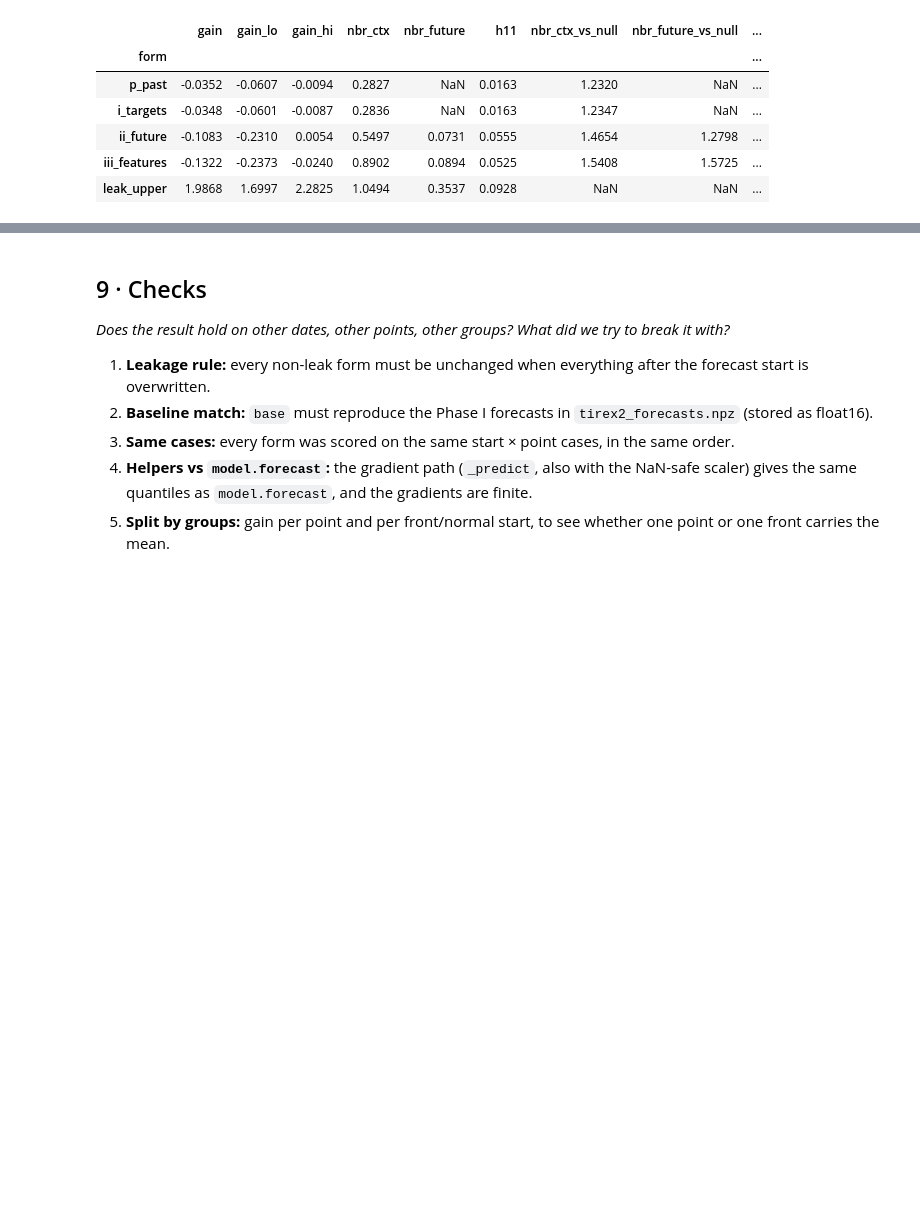
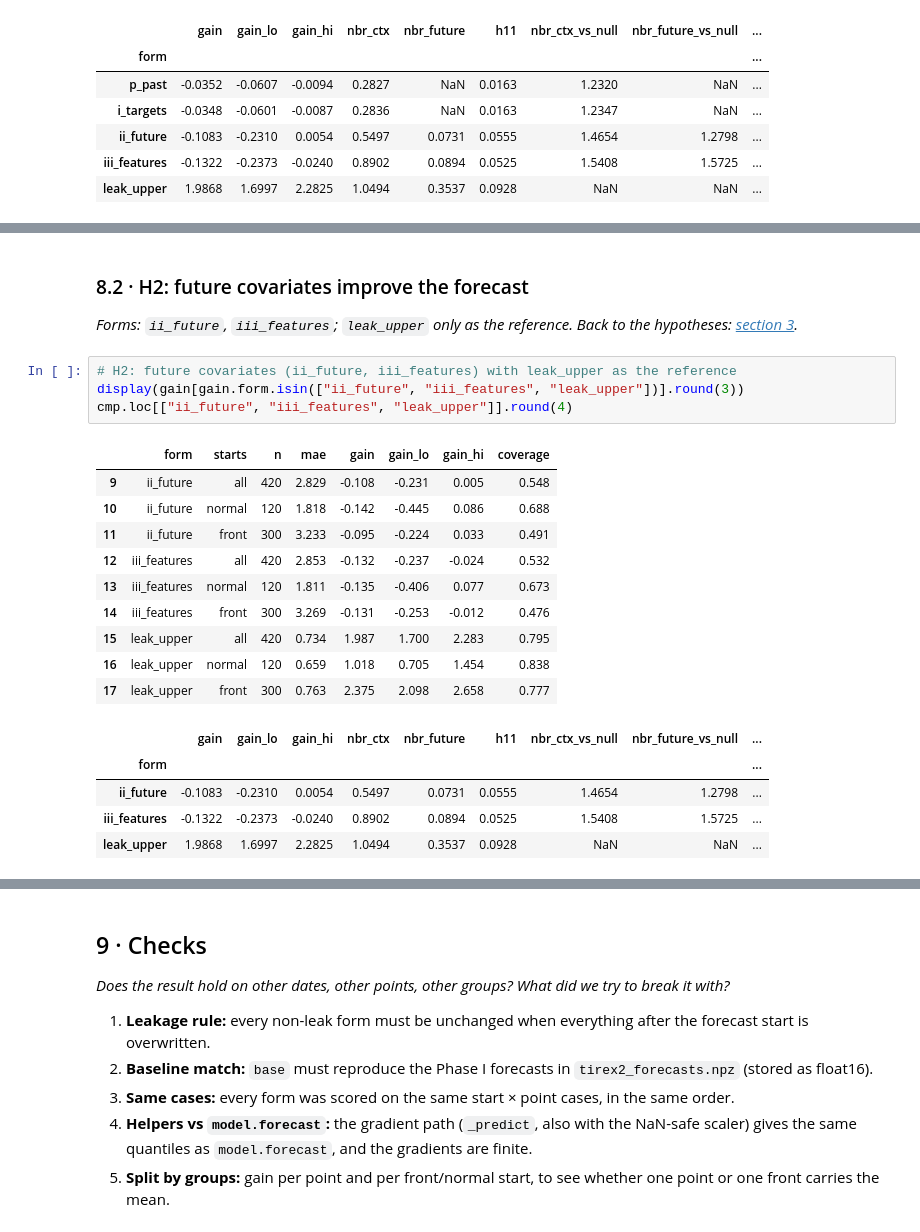
Before and after one commit to SandroMueller01/ai-vis-lab-2026, a Jupyter notebook: phase2-model-internals/pair-1/06_question_f.ipynb, the cells around one changed output, grey strips where cells are left out. Cells and saved outputs as stored; diff of their text form; blank space fills up the shorter version.

Commit message:
feat: question F, hypotheses H1 to H3 tested one after another, with verdicts and simpler code

```diff
--- a/phase2-model-internals/pair-1/06_question_f.ipynb
+++ b/phase2-model-internals/pair-1/06_question_f.ipynb
@@ -675,0 +749,25 @@ cmp.round(4)
+# %% [markdown]
+<a id="h2"></a>
+### 8.2 · H2: future covariates improve the forecast
+
+*Forms: `ii_future`, `iii_features`; `leak_upper` only as the reference. Back to the hypotheses: [section 3](#3-·-Hypothesis-and-what-would-count-as-an-answer).*
+# %%
+# H2: future covariates (ii_future, iii_features) with leak_upper as the reference
+display(gain[gain.form.isin(["ii_future", "iii_features", "leak_upper"])].round(3))
+cmp.loc[["ii_future", "iii_features", "leak_upper"]].round(4)
+# %% [output]
+|  | form | starts | n | mae | gain | gain_lo | gain_hi | coverage |
+| 9 | ii_future | all | 420 | 2.829 | -0.108 | -0.231 | 0.005 | 0.548 |
+| 10 | ii_future | normal | 120 | 1.818 | -0.142 | -0.445 | 0.086 | 0.688 |
+| 11 | ii_future | front | 300 | 3.233 | -0.095 | -0.224 | 0.033 | 0.491 |
+| 12 | iii_features | all | 420 | 2.853 | -0.132 | -0.237 | -0.024 | 0.532 |
+| 13 | iii_features | normal | 120 | 1.811 | -0.135 | -0.406 | 0.077 | 0.673 |
+| 14 | iii_features | front | 300 | 3.269 | -0.131 | -0.253 | -0.012 | 0.476 |
+| 15 | leak_upper | all | 420 | 0.734 | 1.987 | 1.700 | 2.283 | 0.795 |
+| 16 | leak_upper | normal | 120 | 0.659 | 1.018 | 0.705 | 1.454 | 0.838 |
+| 17 | leak_upper | front | 300 | 0.763 | 2.375 | 2.098 | 2.658 | 0.777 |
+|  | gain | gain_lo | gain_hi | nbr_ctx | nbr_future | h11 | nbr_ctx_vs_null | nbr_future_vs_null | ... |
+| form |  |  |  |  |  |  |  |  | ... |
+| ii_future | -0.1083 | -0.2310 | 0.0054 | 0.5497 | 0.0731 | 0.0555 | 1.4654 | 1.2798 | ... |
+| iii_features | -0.1322 | -0.2373 | -0.0240 | 0.8902 | 0.0894 | 0.0525 | 1.5408 | 1.5725 | ... |
+| leak_upper | 1.9868 | 1.6997 | 2.2825 | 1.0494 | 0.3537 | 0.0928 | NaN | NaN | ... |
```
Also changed, not shown: parts of 28 cells of this notebook.
